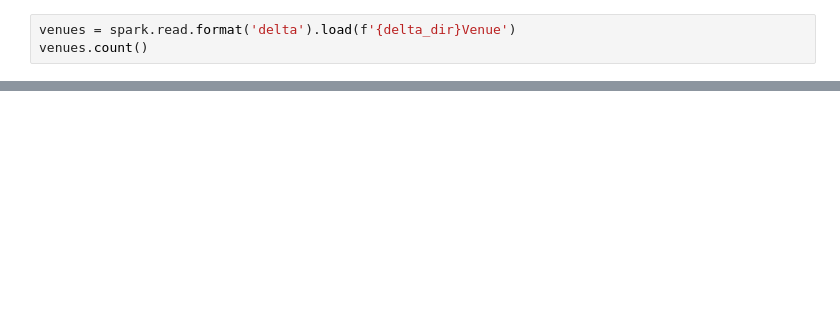
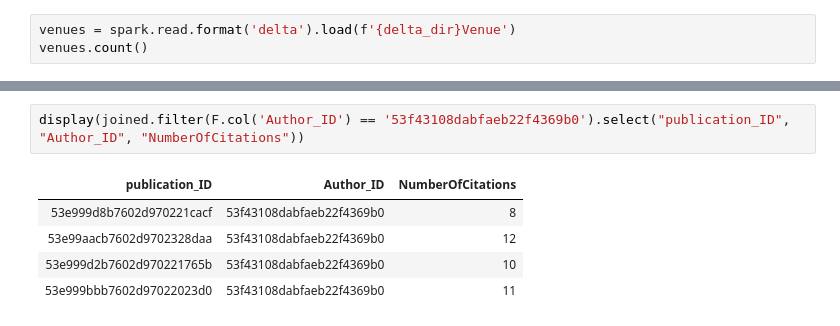
Before and after one commit to a3darekar/big-data-management-project1, a Jupyter notebook: Project 1.ipynb, the cells around one changed output, grey strips where cells are left out. Saved outputs shown, nothing was run; the diff lists cells and outputs as text; blank space fills up the shorter version.

```diff
--- a/Project 1.ipynb
+++ b/Project 1.ipynb
@@ -589,0 +676,8 @@ top_k_citations_by_authors.orderBy(F.col("total citations").desc()).display(40)
+# %%
+display(joined.filter(F.col('Author_ID') == '53f43108dabfaeb22f4369b0').select("publication_ID", "Author_ID", "NumberOfCitations"))
+# %% [output]
+| publication_ID | Author_ID | NumberOfCitations |
+| 53e999d8b7602d970221cacf | 53f43108dabfaeb22f4369b0 | 8 |
+| 53e99aacb7602d9702328daa | 53f43108dabfaeb22f4369b0 | 12 |
+| 53e999d2b7602d970221765b | 53f43108dabfaeb22f4369b0 | 10 |
+| 53e999bbb7602d97022023d0 | 53f43108dabfaeb22f4369b0 | 11 |
```
Also changed, not shown: parts of 28 cells of this notebook, 2 other files.
